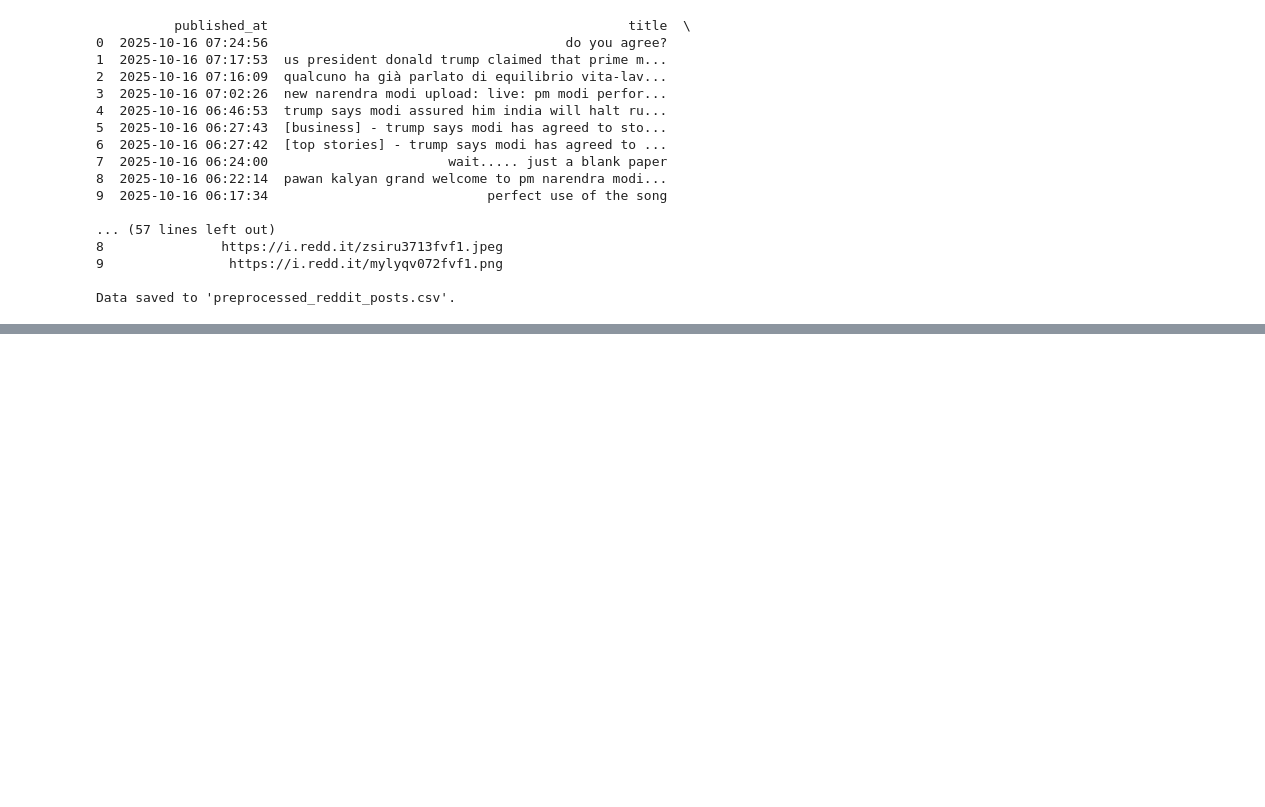
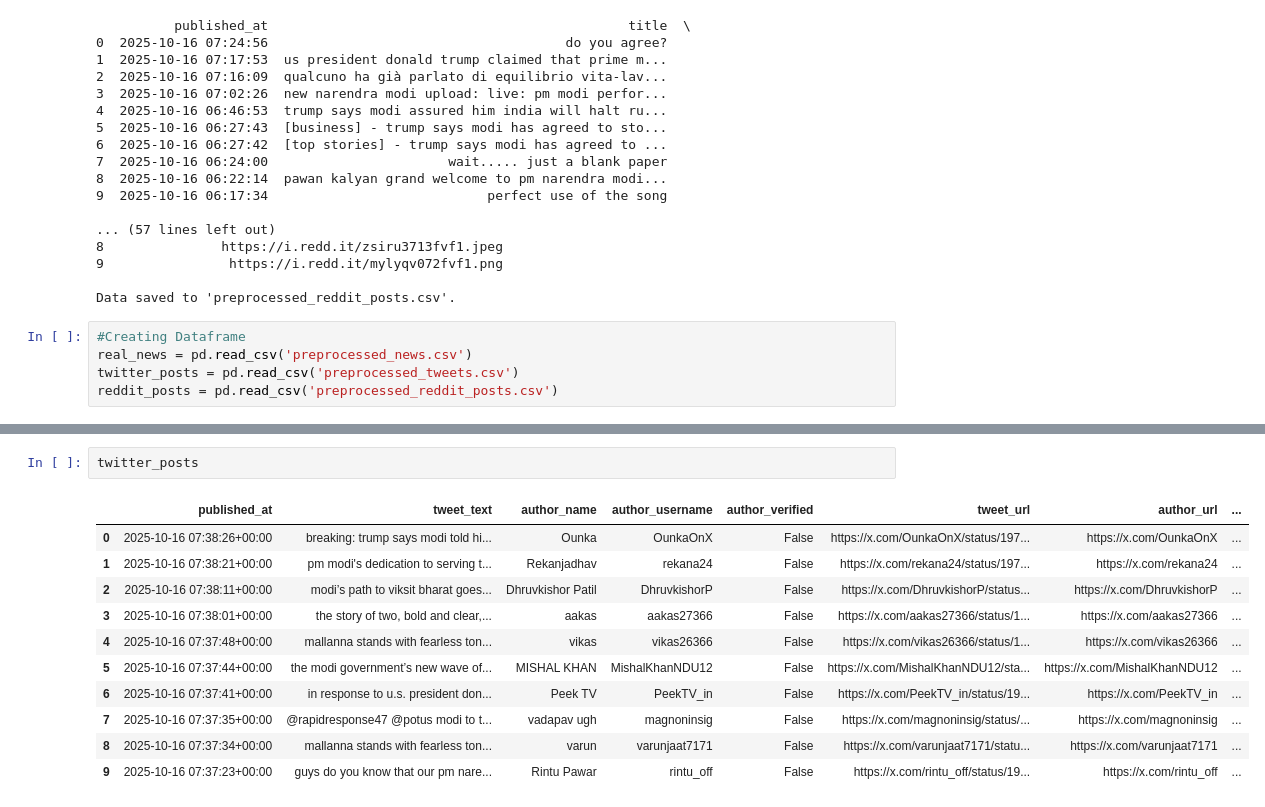
Before and after one commit to kuheli31/Fake-News-Detector, a Jupyter notebook: Fake_News_Detection.ipynb, the cells around one changed output, grey strips where cells are left out. Cells and saved outputs as stored; diff of their text form; blank space fills up the shorter version.

```diff
--- a/Fake_News_Detection.ipynb
+++ b/Fake_News_Detection.ipynb
@@ -689,3 +689,8 @@ See https://praw.readthedocs.io/en/latest/getting_started/multiple_instances.htm
 9                https://i.redd.it/mylyqv072fvf1.png
 
 Data saved to 'preprocessed_reddit_posts.csv'.
+# %%
+#Creating Dataframe
+real_news = pd.read_csv('preprocessed_news.csv')
+twitter_posts = pd.read_csv('preprocessed_tweets.csv')
+reddit_posts = pd.read_csv('preprocessed_reddit_posts.csv')
@@ -691,0 +706,14 @@ Data saved to 'preprocessed_reddit_posts.csv'.
+# %%
+twitter_posts
+# %% [output]
+|  | published_at | tweet_text | author_name | author_username | author_verified | tweet_url | author_url | ... |
+| 0 | 2025-10-16 07:38:26+00:00 | breaking: trump says modi told hi... | Ounka | OunkaOnX | False | https://x.com/OunkaOnX/status/197... | https://x.com/OunkaOnX | ... |
+| 1 | 2025-10-16 07:38:21+00:00 | pm modi's dedication to serving t... | Rekanjadhav | rekana24 | False | https://x.com/rekana24/status/197... | https://x.com/rekana24 | ... |
+| 2 | 2025-10-16 07:38:11+00:00 | modi’s path to viksit bharat goes... | Dhruvkishor Patil | DhruvkishorP | False | https://x.com/DhruvkishorP/status... | https://x.com/DhruvkishorP | ... |
+| 3 | 2025-10-16 07:38:01+00:00 | the story of two, bold and clear,... | aakas | aakas27366 | False | https://x.com/aakas27366/status/1... | https://x.com/aakas27366 | ... |
+| 4 | 2025-10-16 07:37:48+00:00 | mallanna stands with fearless ton... | vikas | vikas26366 | False | https://x.com/vikas26366/status/1... | https://x.com/vikas26366 | ... |
+| 5 | 2025-10-16 07:37:44+00:00 | the modi government’s new wave of... | MISHAL KHAN | MishalKhanNDU12 | False | https://x.com/MishalKhanNDU12/sta... | https://x.com/MishalKhanNDU12 | ... |
+| 6 | 2025-10-16 07:37:41+00:00 | in response to u.s. president don... | Peek TV | PeekTV_in | False | https://x.com/PeekTV_in/status/19... | https://x.com/PeekTV_in | ... |
+| 7 | 2025-10-16 07:37:35+00:00 | @rapidresponse47 @potus modi to t... | vadapav ugh | magnoninsig | False | https://x.com/magnoninsig/status/... | https://x.com/magnoninsig | ... |
+| 8 | 2025-10-16 07:37:34+00:00 | mallanna stands with fearless ton... | varun | varunjaat7171 | False | https://x.com/varunjaat7171/statu... | https://x.com/varunjaat7171 | ... |
+| 9 | 2025-10-16 07:37:23+00:00 | guys do you know that our pm nare... | Rintu Pawar | rintu_off | False | https://x.com/rintu_off/status/19... | https://x.com/rintu_off | ... |
```
Also changed, not shown: parts of 2 cells of this notebook.
